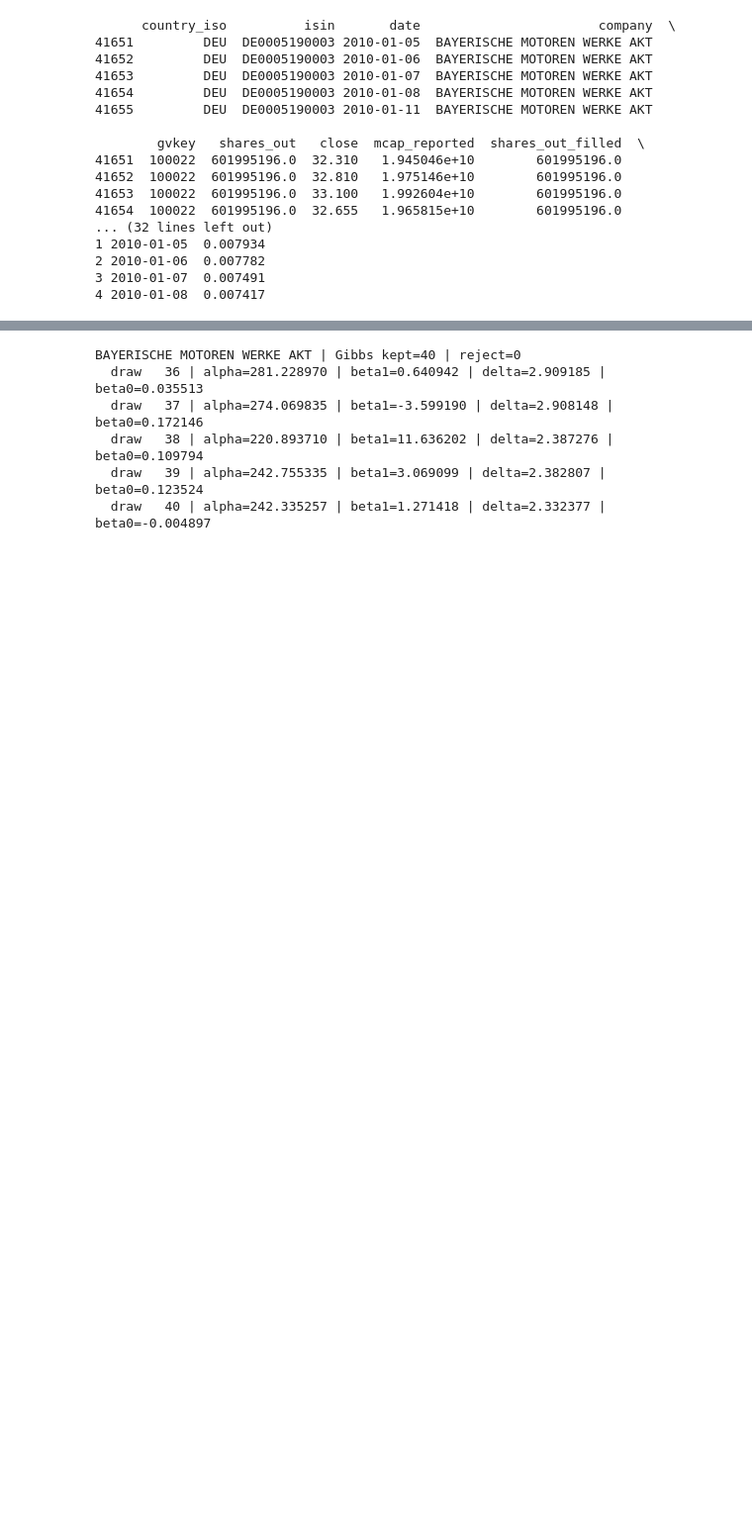
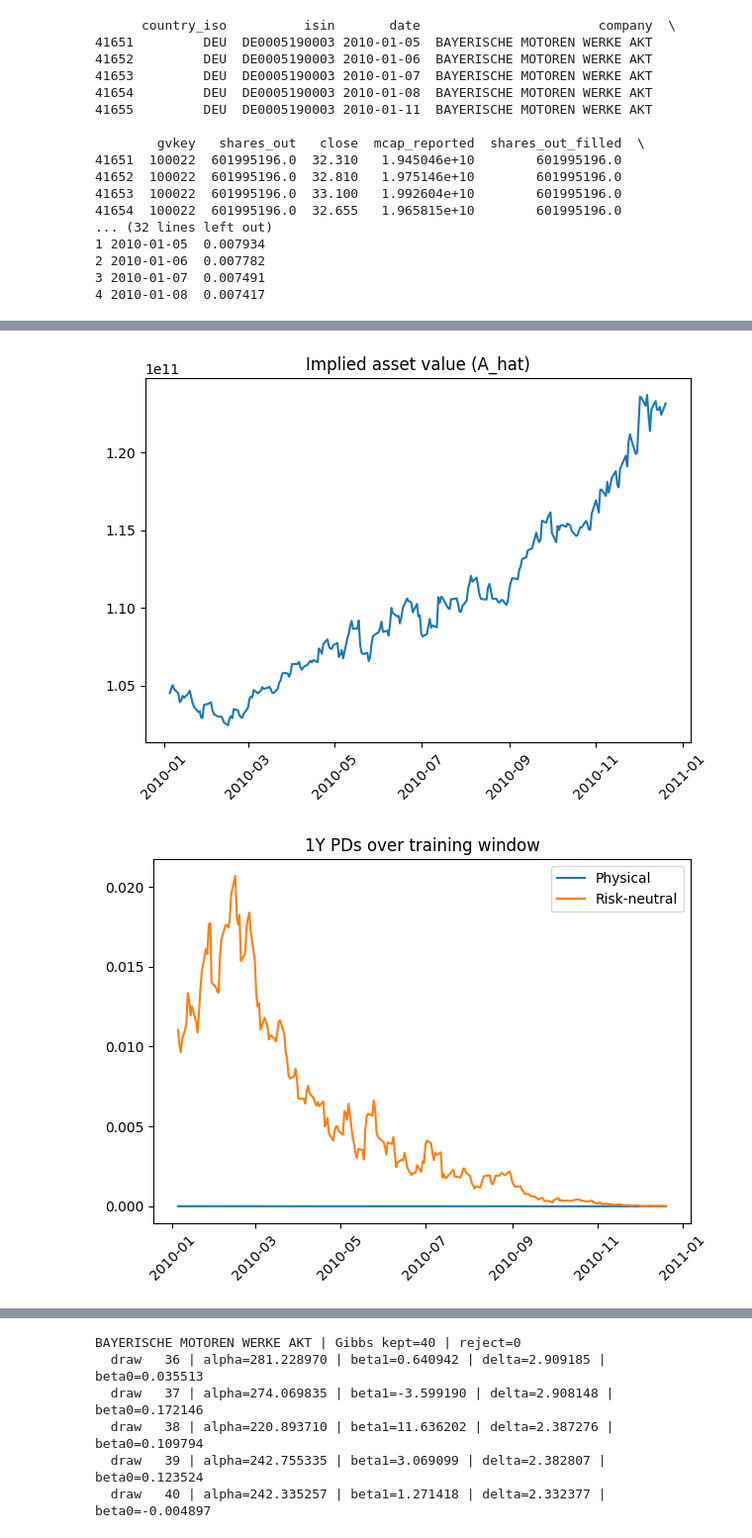
Before and after one commit to keenanveronica/Merton_NIGbayesian, a Jupyter notebook: nig_model.ipynb, the cells around one changed output, grey strips where cells are left out. Shown at 99% size. Drawn from its saved outputs; the diff is of its cells as text; code cells hidden in the pictures; blank space fills up the shorter version.

```diff
--- a/nig_model.ipynb
+++ b/nig_model.ipynb
@@ -10,7 +10,7 @@ from nig_gibbs import gibbs_sampler
 # %%
 # Load Accenture dataset
 ret_daily, bs = load_data(
-    xlsx_path= "C:/Users/afons/OneDrive/Desktop/ESE/FCS/Merton_NIGbayesian/Jan2025_Accenture_Dataset_ErasmusCase.xlsx",
+    xlsx_path= None,
     verbose=True
 )
 
@@ -22,7 +22,8 @@ print("-"*40)
 # Load ECB 1Y risk-free yield data
 
 # If first time, call API to get data, otherwise:
-df_rf= pd.read_csv("ecb_riskfree_1y_daily.csv", parse_dates=["date"])
+path = Path.cwd() / "data/derived" / "ecb_riskfree_1y_daily.csv"
+df_rf= pd.read_csv(path, parse_dates=["date"])
 print(df_rf.head())
 # %% [output]
       country_iso          isin       date                       company  \
@@ -79,0 +115,18 @@ print(df_nig_panel.head())
+# %%
+importlib.reload(nig_pd)
+out.keys()
+out["converged"], out["n_iter"], out["diff_last"]
+out["params"]
+import numpy as np
+
+A_win = np.asarray(out["A_win"], float)
+theta_win = np.asarray(out["theta_win"], float)
+
+print("A_win finite share:", np.mean(np.isfinite(A_win) & (A_win > 0)))
+print("A_win min/max:", np.nanmin(A_win), np.nanmax(A_win))
+
+print("theta finite share:", np.mean(np.isfinite(theta_win)))
+print("theta min/max:", np.nanmin(theta_win), np.nanmax(theta_win))
+pd_win = nig_pd.one_year_pd_timeseries(out, L_face_series_full=L)
+pd_win.head()
+pd_win.tail()
@@ -79,0 +144,23 @@ print(df_nig_panel.head())
+# %%
+import matplotlib.pyplot as plt
+
+pd_win = pd_win.sort_values("date")
+
+plt.figure()
+plt.plot(pd_win["date"], pd_win["A_hat"])
+plt.title("Implied asset value (A_hat)")
+plt.xticks(rotation=45)
+plt.tight_layout()
+plt.show()
+
+plt.figure()
+plt.plot(pd_win["date"], pd_win["PD_physical"], label="Physical")
+plt.plot(pd_win["date"], pd_win["PD_risk_neutral"], label="Risk-neutral")
+plt.title("1Y PDs over training window")
+plt.legend()
+plt.xticks(rotation=45)
+plt.tight_layout()
+plt.show()
+# %% [output]
+[figure, added]
+[figure, added]
```
Also changed, not shown: parts of 9 cells of this notebook, 4 other files.
